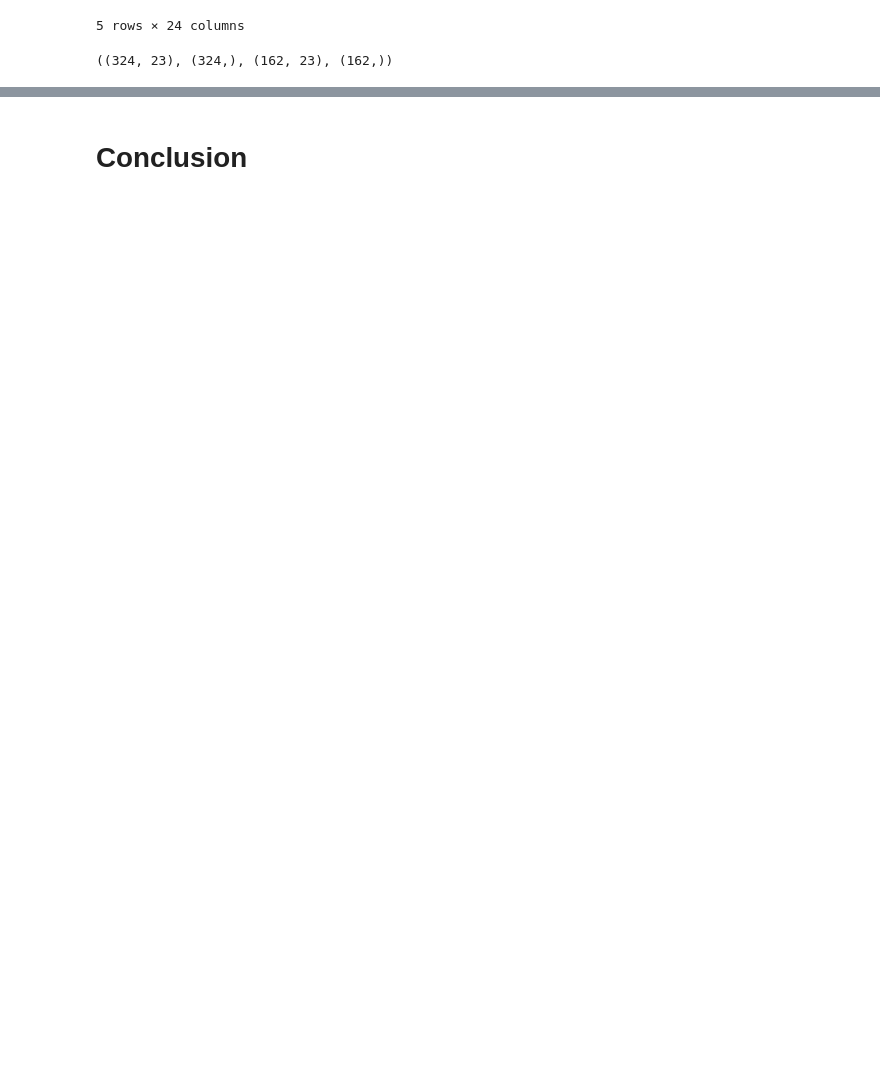
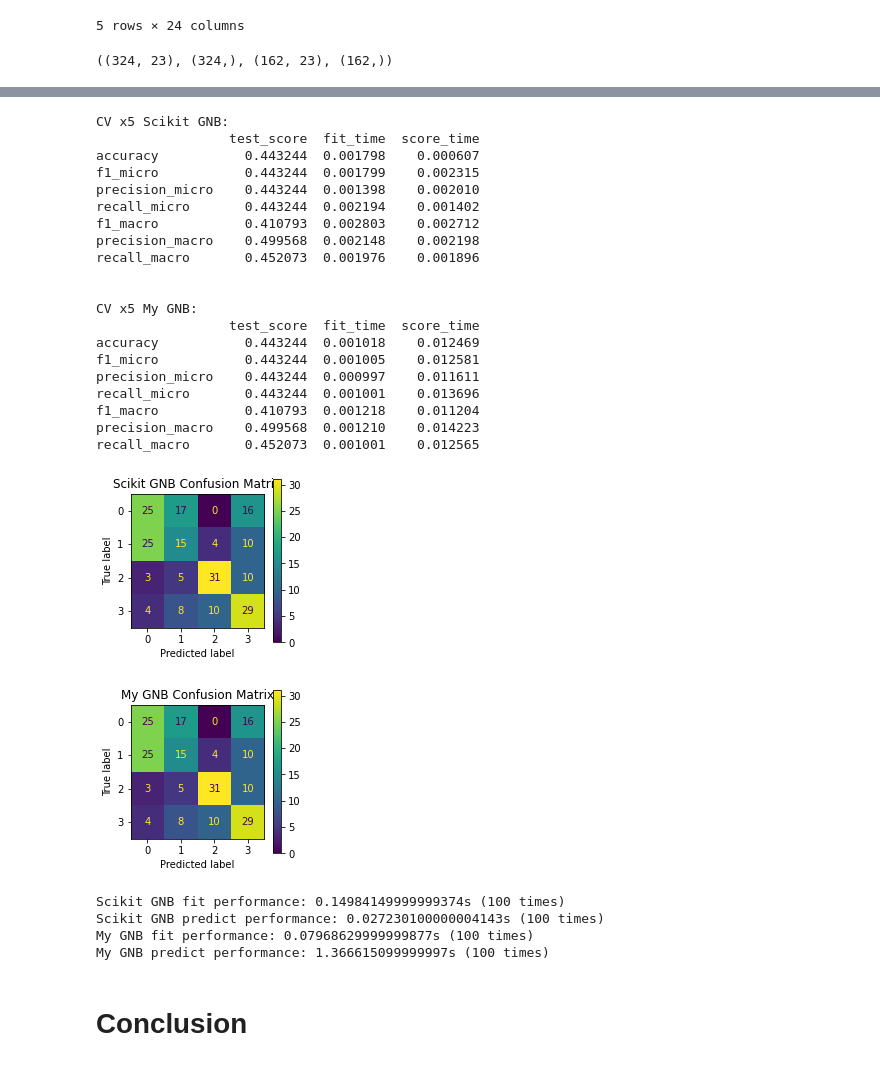
Before and after one commit to alerycserrania/COMP47750_ML_Assignment1, a Jupyter notebook: MyGaussianNB.ipynb, the cells around one changed output, grey strips where cells are left out. Saved outputs shown, nothing was run; the diff lists cells and outputs as text; code cells hidden in the pictures; blank space fills up the shorter version.

```diff
--- a/MyGaussianNB.ipynb
+++ b/MyGaussianNB.ipynb
@@ -308,0 +356,4 @@ My GNB predict performance: 0.5594022000000223s (100 times)
+# %%
+vehicles = pd.read_csv('vehicle.csv', index_col=0)
+print(vehicles.shape)
+vehicles.head()
@@ -309,3 +369,44 @@ My GNB predict performance: 0.5594022000000223s (100 times)
+# %%
+y = vehicles.pop('TYPE').values
+x_raw = vehicles.values
+scaler = MinMaxScaler()
+# %%
+x_train_raw, x_test_raw, y_train, y_test = train_test_split(x_raw, y, test_size=1/4)
+# %%
+x_train = scaler.fit_transform(x_train_raw)
+x_test = scaler.fit_transform(x_test_raw)
+# %%
+test_gaussian_on_multiclass_dataset(x_train, y_train, x_test, y_test)
+# %% [output]
+CV x5 Scikit GNB:
+                 test_score  fit_time  score_time
+accuracy           0.443244  0.001798    0.000607
+f1_micro           0.443244  0.001799    0.002315
+precision_micro    0.443244  0.001398    0.002010
+recall_micro       0.443244  0.002194    0.001402
+f1_macro           0.410793  0.002803    0.002712
+precision_macro    0.499568  0.002148    0.002198
+recall_macro       0.452073  0.001976    0.001896
+
+
+CV x5 My GNB:
+                 test_score  fit_time  score_time
+accuracy           0.443244  0.001018    0.012469
+f1_micro           0.443244  0.001005    0.012581
+precision_micro    0.443244  0.000997    0.011611
+recall_micro       0.443244  0.001001    0.013696
+f1_macro           0.410793  0.001218    0.011204
+precision_macro    0.499568  0.001210    0.014223
+recall_macro       0.452073  0.001001    0.012565
+[figure, added]
+[figure, added]
+# %%
+test_speed_on_dataset(x_train, y_train, x_test, y_test)
+# %% [output]
+Scikit GNB fit performance: 0.14984149999999374s (100 times)
+Scikit GNB predict performance: 0.027230100000004143s (100 times)
+My GNB fit performance: 0.07968629999999877s (100 times)
+My GNB predict performance: 1.366615099999997s (100 times)
 # %% [markdown]
 # Conclusion
 # %% [markdown]
```
Also changed, not shown: parts of 18 cells of this notebook, 1 other file.
